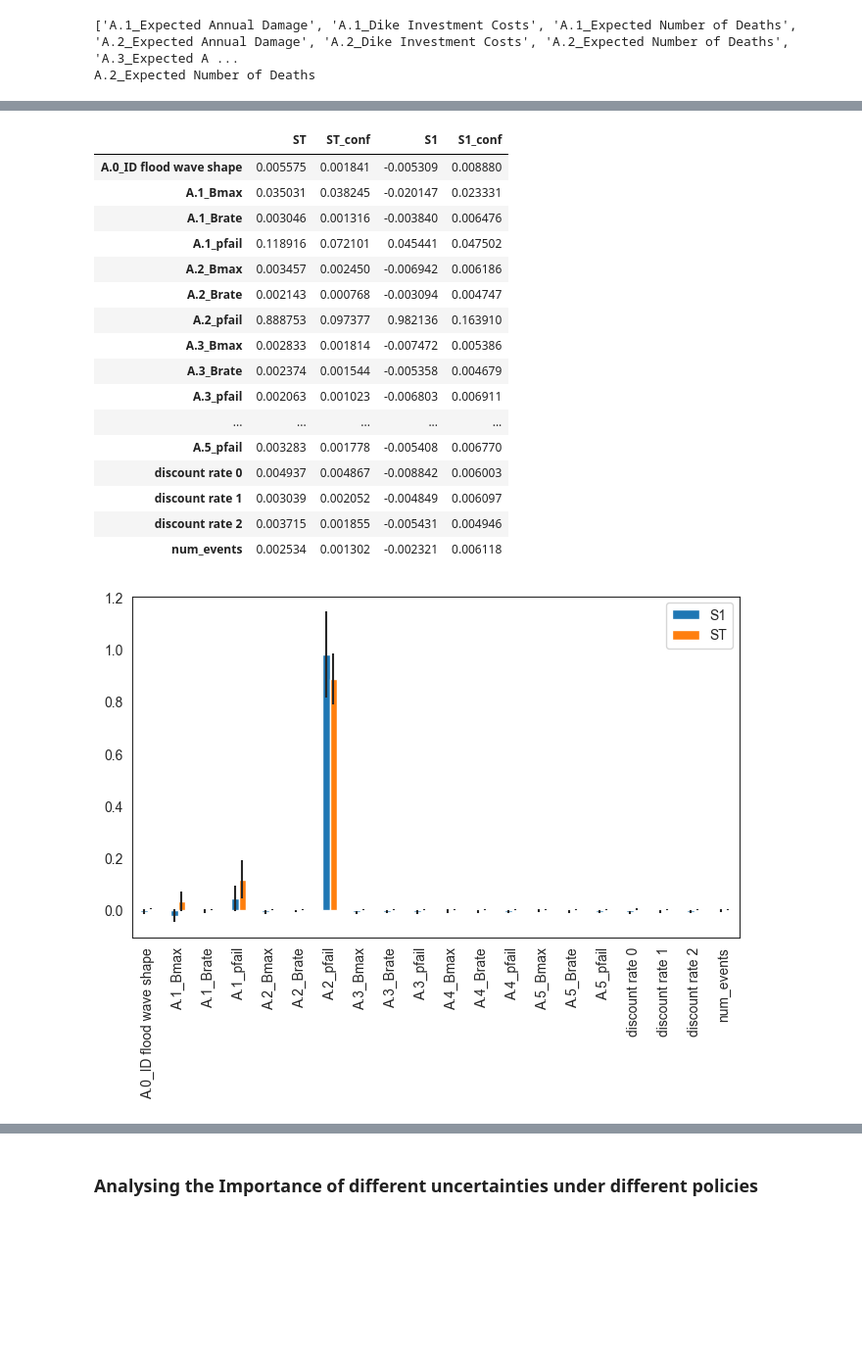
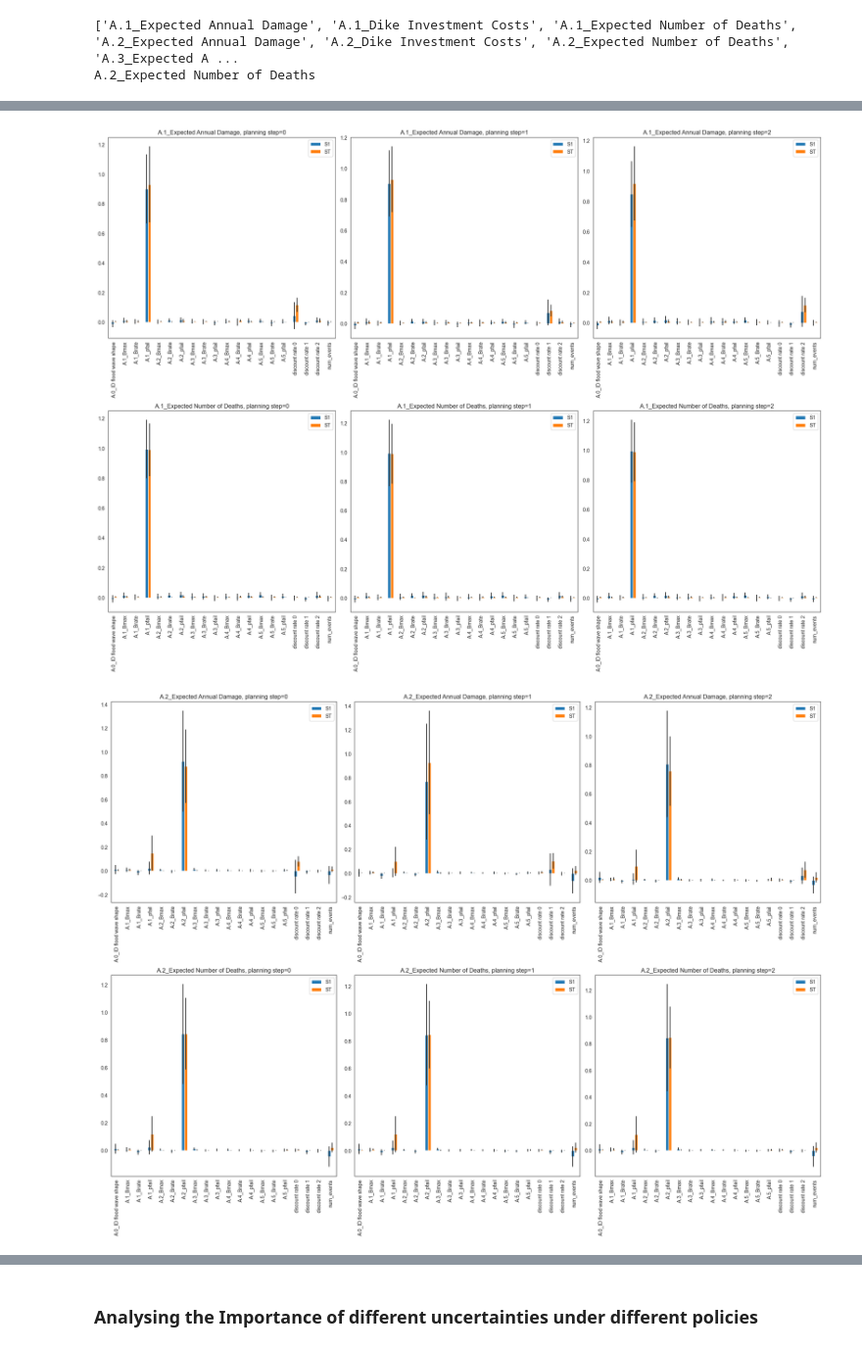
Before and after one commit to BabylonVampyre/MBDM_model_Delata_comission_2024, a Jupyter notebook: final assignment/Sobol Analysis.ipynb, the cells around one changed output, grey strips where cells are left out. Shown at 98% size. Saved outputs shown, nothing was run; the diff lists cells and outputs as text; code cells hidden in the pictures; blank space fills up the shorter version.

```diff
--- a/final assignment/Sobol Analysis.ipynb
+++ b/final assignment/Sobol Analysis.ipynb
@@ -77,36 +125,3 @@ def analyze(results, kpi,planning_step):
 # %%
-planning_step = 0
-sobol_stats, s2, s2_conf = analyze(results, ooi, planning_step)
+#planning_step = 0
+#sobol_stats, s2, s2_conf = analyze(results, ooi, planning_step)
-# %%
-sobol_stats
-# %% [output]
-|  | ST | ST_conf | S1 | S1_conf |
-| A.0_ID flood wave shape | 0.005575 | 0.001841 | -0.005309 | 0.008880 |
-| A.1_Bmax | 0.035031 | 0.038245 | -0.020147 | 0.023331 |
-| A.1_Brate | 0.003046 | 0.001316 | -0.003840 | 0.006476 |
-| A.1_pfail | 0.118916 | 0.072101 | 0.045441 | 0.047502 |
-| A.2_Bmax | 0.003457 | 0.002450 | -0.006942 | 0.006186 |
-| A.2_Brate | 0.002143 | 0.000768 | -0.003094 | 0.004747 |
-| A.2_pfail | 0.888753 | 0.097377 | 0.982136 | 0.163910 |
-| A.3_Bmax | 0.002833 | 0.001814 | -0.007472 | 0.005386 |
-| A.3_Brate | 0.002374 | 0.001544 | -0.005358 | 0.004679 |
-| A.3_pfail | 0.002063 | 0.001023 | -0.006803 | 0.006911 |
-| ... | ... | ... | ... | ... |
-| A.5_pfail | 0.003283 | 0.001778 | -0.005408 | 0.006770 |
-| discount rate 0 | 0.004937 | 0.004867 | -0.008842 | 0.006003 |
-| discount rate 1 | 0.003039 | 0.002052 | -0.004849 | 0.006097 |
-| discount rate 2 | 0.003715 | 0.001855 | -0.005431 | 0.004946 |
-| num_events | 0.002534 | 0.001302 | -0.002321 | 0.006118 |
-# %%
-sns.set_style('white')
-fig, ax = plt.subplots(1)
-
-indices = sobol_stats[['S1','ST']]
-err = sobol_stats[['S1_conf','ST_conf']]
-
-indices.plot.bar(yerr=err.values.T,ax=ax)
-fig.set_size_inches(8,6)
-fig.subplots_adjust(bottom=0.3)
-plt.show()
-# %% [output]
-[figure, removed]
@@ -112,0 +135,28 @@ plt.show()
+# %%
+#fig, axes =plt.subplots(3,1,figsize=(8,10),constrained_layout=True)
+#fig.tight_layout()
+#i=0
+#step=0
+#dike='A.1'
+#ooi='A.1_Expected Annual Damage'
+
+sns.set_style('white')
+for dike, info in sobol_data.items():
+    num_ooi = len(info.keys())
+    if (num_ooi):
+        num_steps=3
+        fig, axes =plt.subplots(num_ooi,num_steps,figsize=(20,15),constrained_layout=True)
+        #axes.flatten()
+        i=0
+        for ooi,planning_step in info.items():
+        #num_steps=len(planning_step.keys())
+            for step,df in planning_step.items():
+                indices = df[['S1','ST']]
+                err =  df[['S1_conf','ST_conf']]
+                indices.plot.bar(yerr=err.values.T,ax=axes[i][step],title=f"{ooi}, planning step={step}")
+            i+=1
+        fig.savefig(f"sobol_plots/planning_step={step}, category={dike}.png")
+        del fig
+# %% [output]
+[figure, added]
+[figure, added]
```
Also changed, not shown: parts of 18 cells of this notebook, 5 other files.
